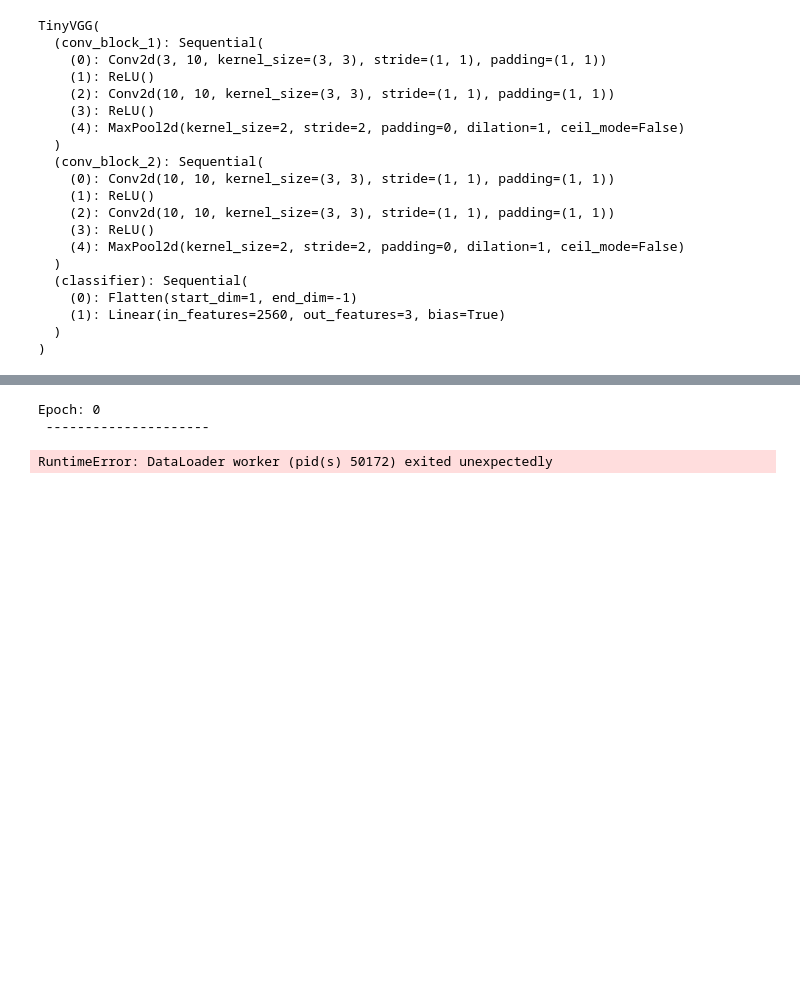
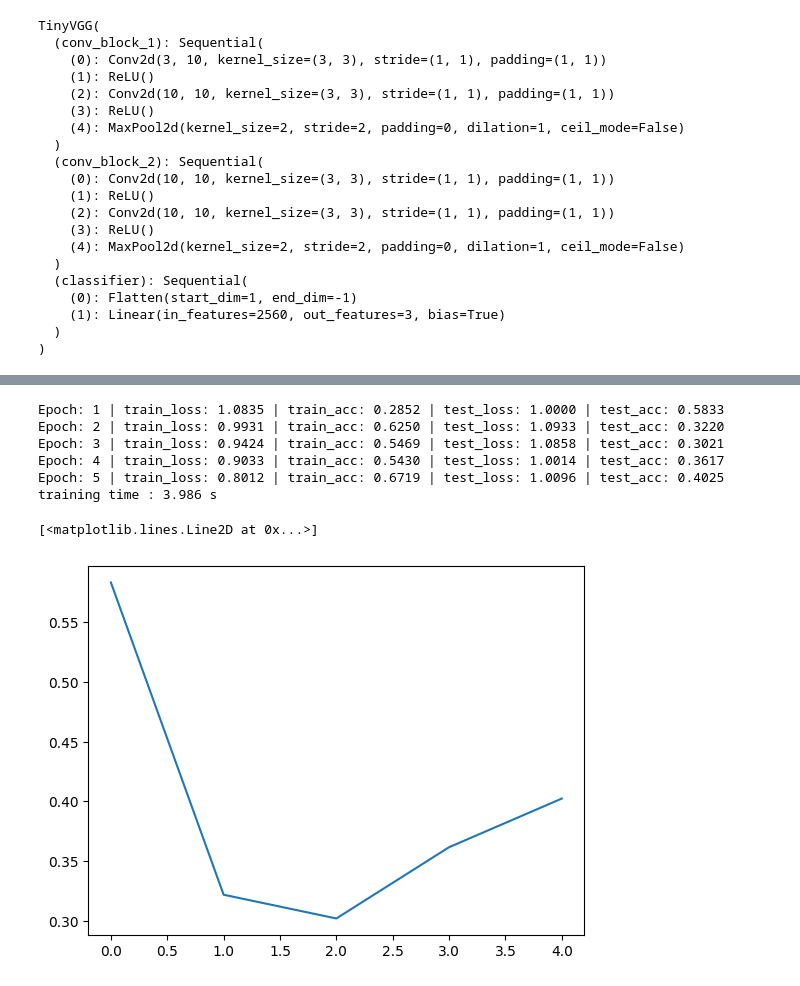
Before and after one commit to Mr-Yavar/Training_Project, a Jupyter notebook: Python/Pytorch/custom_dataset.ipynb, the cells around one changed output, grey strips where cells are left out. Drawn from its saved outputs; the diff is of its cells as text; code cells hidden in the pictures; blank space fills up the shorter version.

```diff
--- a/Python/Pytorch/custom_dataset.ipynb
+++ b/Python/Pytorch/custom_dataset.ipynb
@@ -290,12 +290,12 @@ print(f"Creating DataLoader's with batch size {BATCH_SIZE} and {NUM_WORKERS} wor
 train_dataloader_simple = DataLoader(train_data_simple,
                                      batch_size=BATCH_SIZE,
                                      shuffle=True,
-                                     num_workers=NUM_WORKERS)
+                                     )
 
 test_dataloader_simple = DataLoader(test_data_simple,
                                     batch_size=BATCH_SIZE,
                                     shuffle=False,
-                                    num_workers=NUM_WORKERS)
+                                    )
 
 device = "cuda" if torch.cuda.is_available() else "cpu"
 
@@ -517,8 +531,7 @@ EPOCH_SIZE=5
 model_0 = TinyVGG(3,10,3).to(device=device)
 
 crossEntropylossFn = nn.CrossEntropyLoss()
-optimizer = torch.optim.Adam(params=model_0.parameters(),lr=0.0001)
-
+optimizer = torch.optim.Adam(params=model_0.parameters(),lr=0.001)
 
 from timeit import default_timer as timer
 start_train_timer = timer()
@@ -534,8 +547,16 @@ model_0_results = train(model=model_0,
                         )
 end_time = timer()
 
-print(f"training time : {start_train_timer-end_time:0.3f} s")
+print(f"training time : {end_time-start_train_timer:0.3f} s")
 # %% [output]
-Epoch: 0
- ---------------------
+Epoch: 1 | train_loss: 1.0835 | train_acc: 0.2852 | test_loss: 1.0000 | test_acc: 0.5833
+Epoch: 2 | train_loss: 0.9931 | train_acc: 0.6250 | test_loss: 1.0933 | test_acc: 0.3220
+Epoch: 3 | train_loss: 0.9424 | train_acc: 0.5469 | test_loss: 1.0858 | test_acc: 0.3021
+Epoch: 4 | train_loss: 0.9033 | train_acc: 0.5430 | test_loss: 1.0014 | test_acc: 0.3617
+Epoch: 5 | train_loss: 0.8012 | train_acc: 0.6719 | test_loss: 1.0096 | test_acc: 0.4025
+training time : 3.986 s
-RuntimeError: DataLoader worker (pid(s) 50172) exited unexpectedly
+# %%
+plt.plot(model_0_results['test_acc'])
+# %% [output]
+[<matplotlib.lines.Line2D at 0x...>]
+[figure, added]
```
Also changed, not shown: parts of 12 cells of this notebook, 1 other file.
